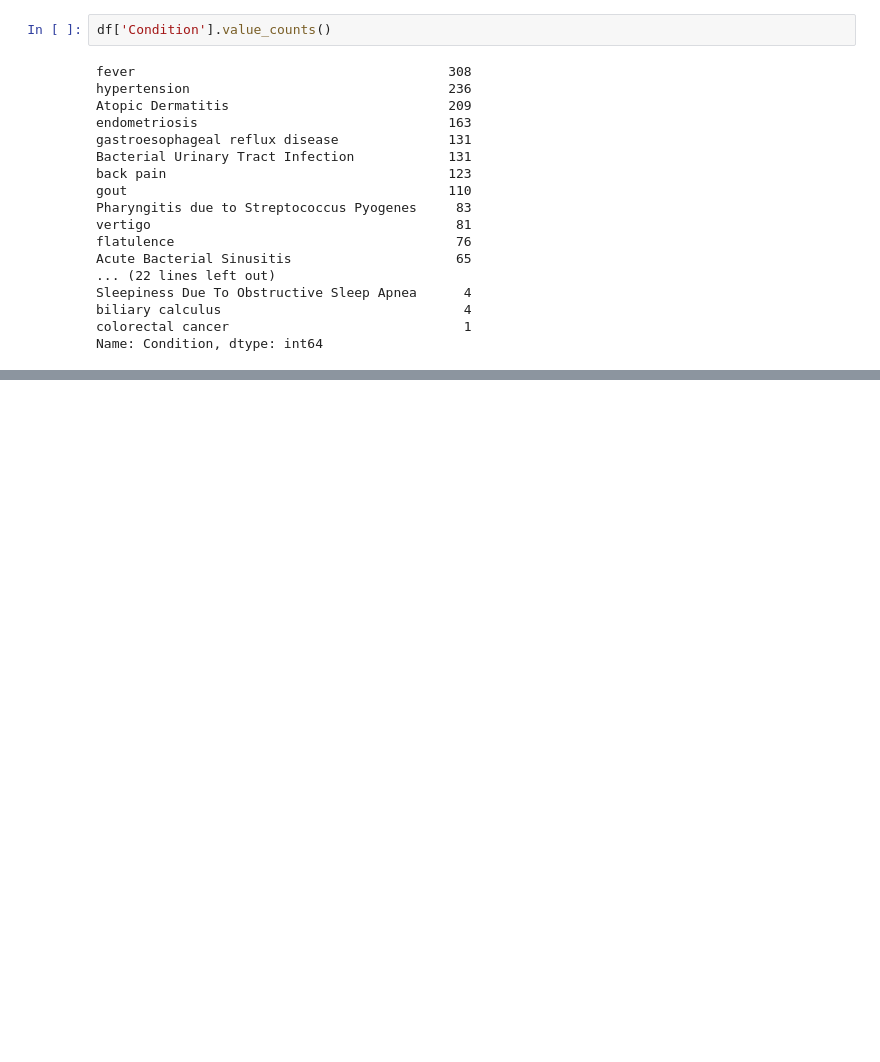
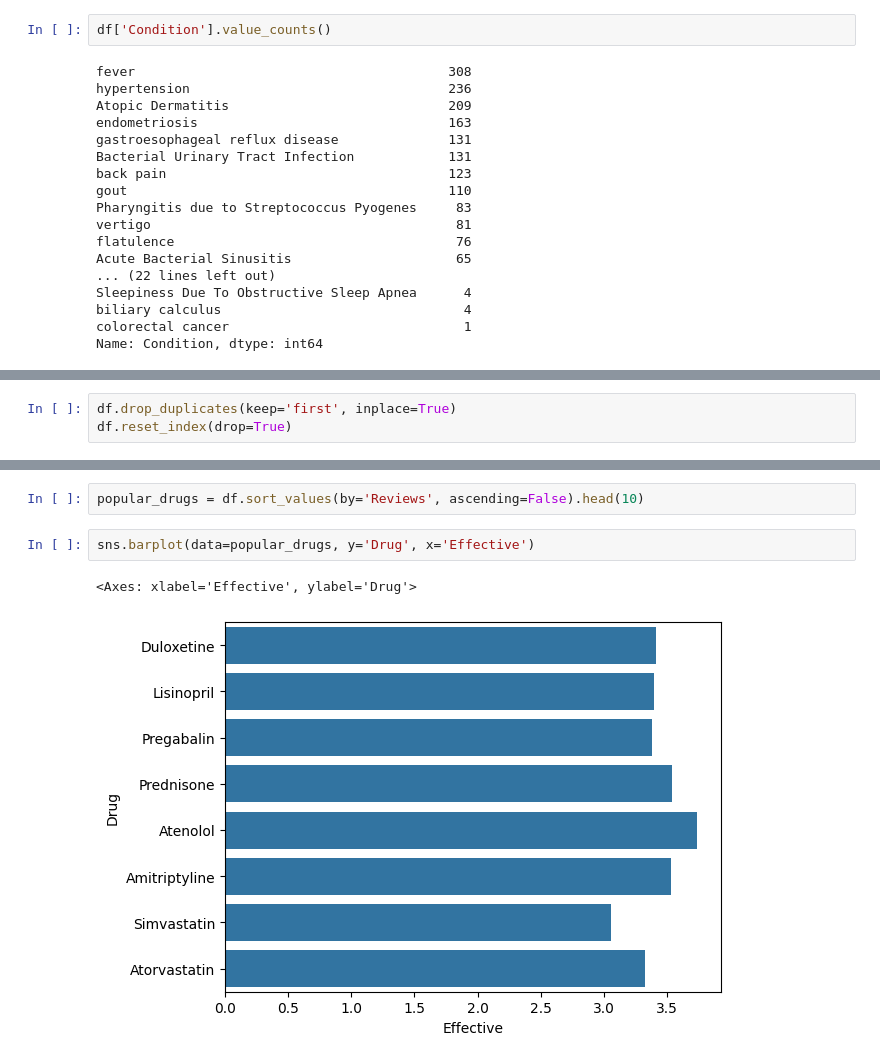
Before and after one commit to AaryanAnand10/Drug-Performance-Evaluation, a Jupyter notebook: Drugs_EDA.ipynb, the cells around one changed output, grey strips where cells are left out. Drawn from its saved outputs; the diff is of its cells as text; blank space fills up the shorter version.

```diff
--- a/Drugs_EDA.ipynb
+++ b/Drugs_EDA.ipynb
@@ -78,0 +260,3 @@ Name: Condition, dtype: int64
+# %%
+df.drop_duplicates(keep='first', inplace=True)
+df.reset_index(drop=True)
@@ -78,0 +277,7 @@ Name: Condition, dtype: int64
+# %%
+popular_drugs = df.sort_values(by='Reviews', ascending=False).head(10)
+# %%
+sns.barplot(data=popular_drugs, y='Drug', x='Effective')
+# %% [output]
+<Axes: xlabel='Effective', ylabel='Drug'>
+[figure, added]
```
Also changed, not shown: parts of 23 cells of this notebook.
